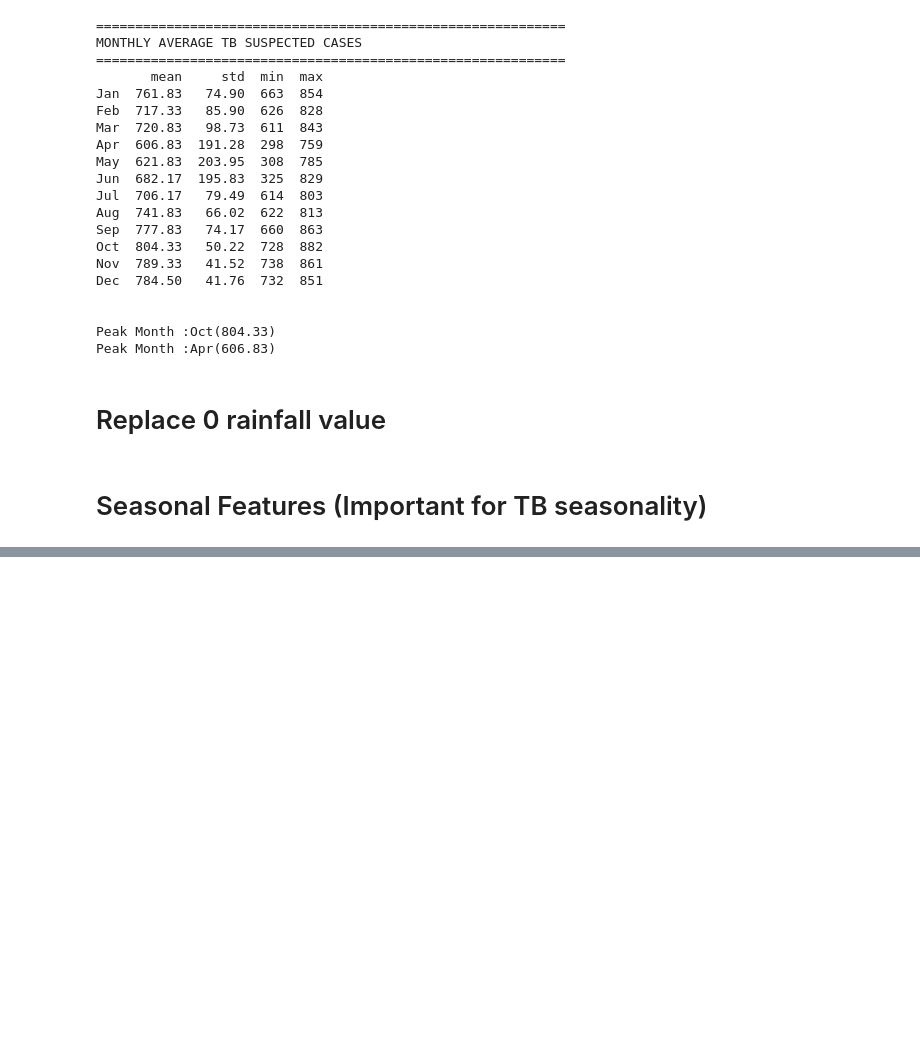
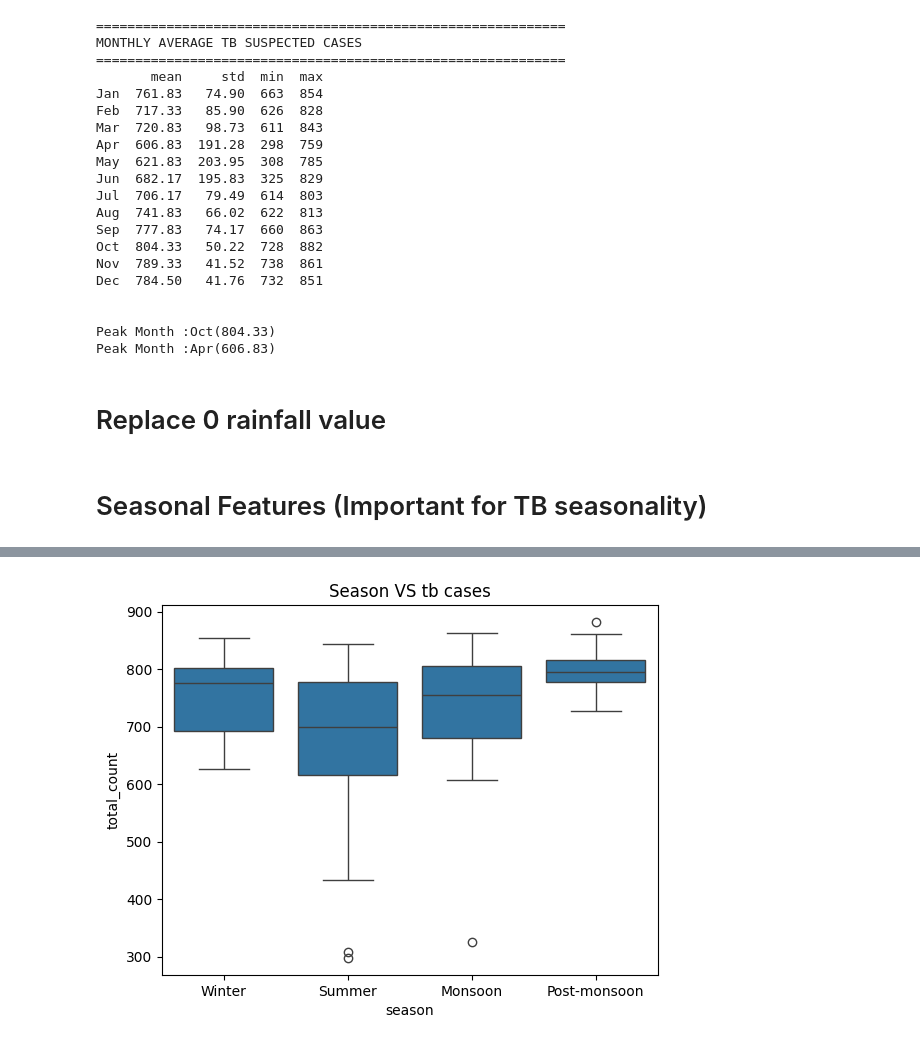
Before and after one commit to mamunur-cou/tb-seasonal-analysis, a Jupyter notebook: tb-seasonal-analysis.ipynb, the cells around one changed output, grey strips where cells are left out. Saved outputs shown, nothing was run; the diff lists cells and outputs as text; code cells hidden in the pictures; blank space fills up the shorter version.

Commit message:
Kaggle Notebook | tb-seasonal-analysis | Version 4

```diff
--- a/tb-seasonal-analysis.ipynb
+++ b/tb-seasonal-analysis.ipynb
@@ -404,10 +84,0 @@ Winter   754.555556    30.222222     26.607778         76.164444
-# %%
-# Calculate correlations with different lags
-for lag in [0, 1, 2, 3]:
-    df[f'rainfall_lag_{lag}'] = df['rainfall_mm'].shift(lag)
-
-lag_correlations = []
-for lag in range(0, 4):
-    corr = df[f'rainfall_lag_{lag}'].corr(df['total_count'])
-    lag_correlations.append(corr)
-    print(f"Lag {lag} months: {corr:.3f}")
@@ -418,0 +94,6 @@ Lag 3 months: 0.352
+# %%
+sns.boxplot(x ='season',y ='total_count',data = df)
+plt.title('Season VS tb cases')
+plt.show()
+# %% [output]
+[figure, added]
```
Also changed, not shown: parts of 10 cells of this notebook.
